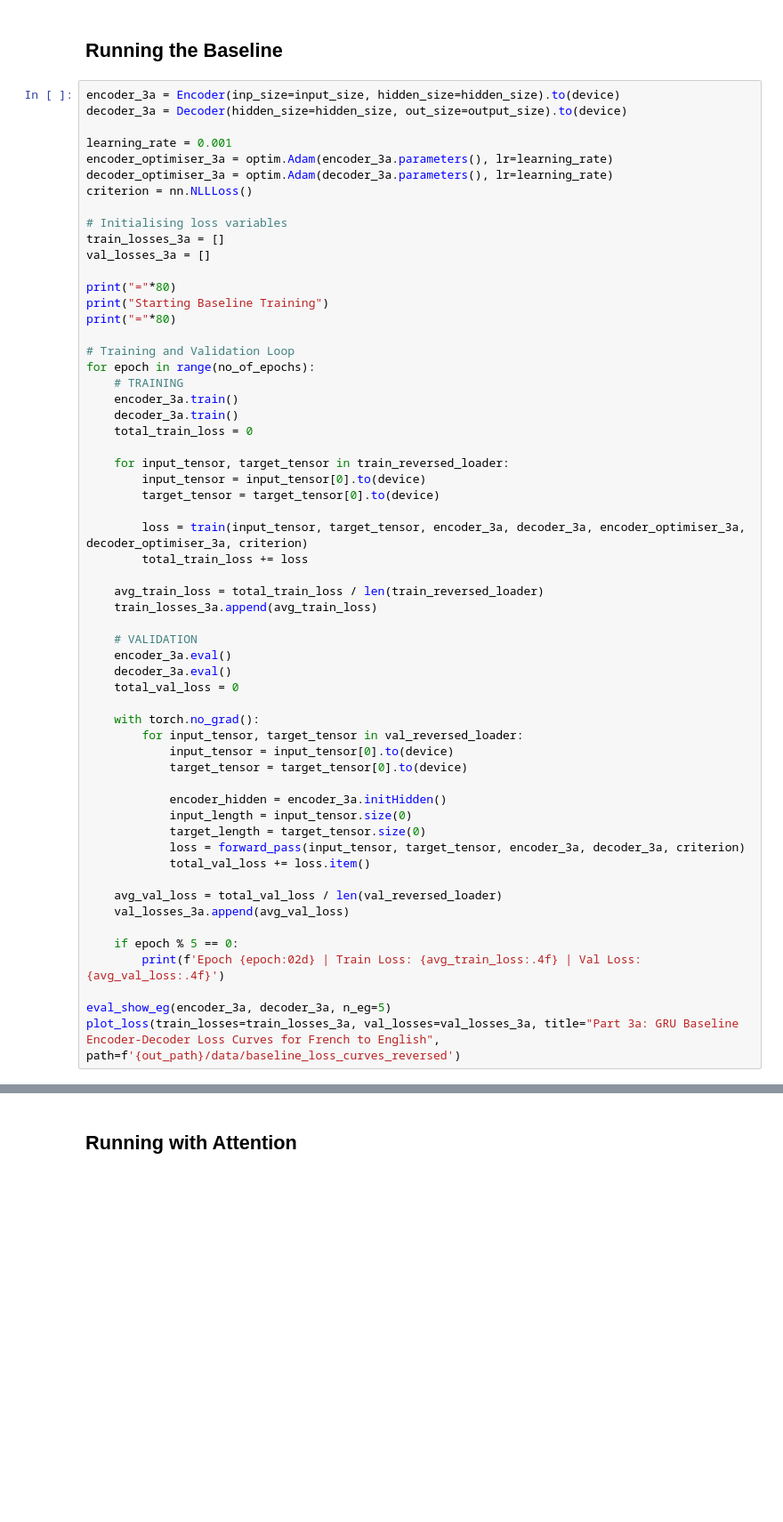
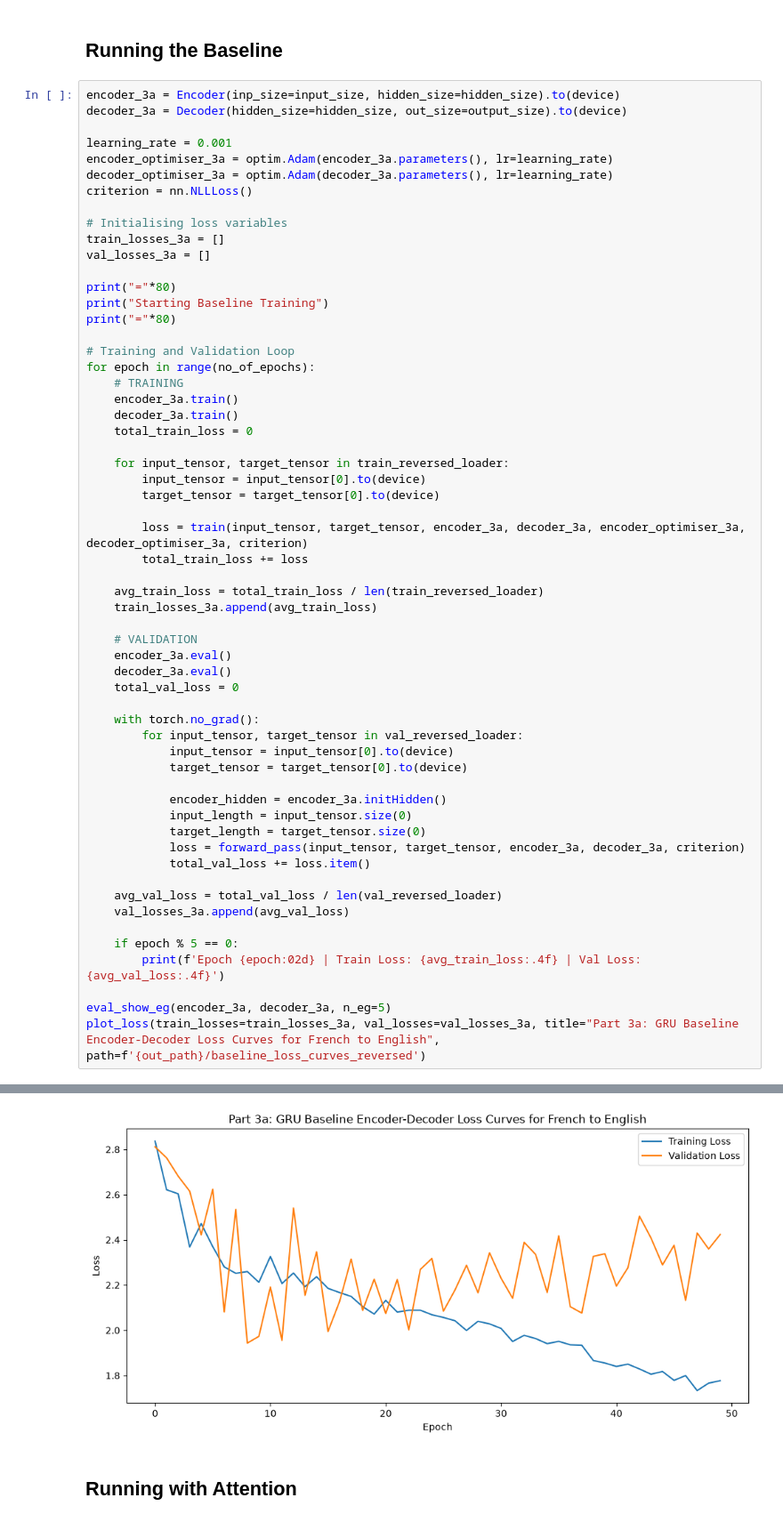
Before and after one commit to pGovm/introToDL, a Jupyter notebook: hw3/question3.ipynb, the cells around one changed output, grey strips where cells are left out. Shown at 89% size. Cells and saved outputs as stored; diff of their text form; blank space fills up the shorter version.

```diff
--- a/hw3/question3.ipynb
+++ b/hw3/question3.ipynb
@@ -410,4 +410,5 @@ for epoch in range(no_of_epochs):
         print(f'Epoch {epoch:02d} | Train Loss: {avg_train_loss:.4f} | Val Loss: {avg_val_loss:.4f}')
 
 eval_show_eg(encoder_3a, decoder_3a, n_eg=5)
-plot_loss(train_losses=train_losses_3a, val_losses=val_losses_3a, title="Part 3a: GRU Baseline Encoder-Decoder Loss Curves for French to English", path=f'{out_path}/data/baseline_loss_curves_reversed')
+plot_loss(train_losses=train_losses_3a, val_losses=val_losses_3a, title="Part 3a: GRU Baseline Encoder-Decoder Loss Curves for French to English", path=f'{out_path}/baseline_loss_curves_reversed')
+# %% [output]
@@ -414,3 +432,4 @@ plot_loss(train_losses=train_losses_3a, val_losses=val_losses_3a, title="Part 3a
+[figure, added]
 # %% [markdown]
 ## Running with Attention
 # %%
```
Also changed, not shown: parts of 2 cells of this notebook, 2 other files.
